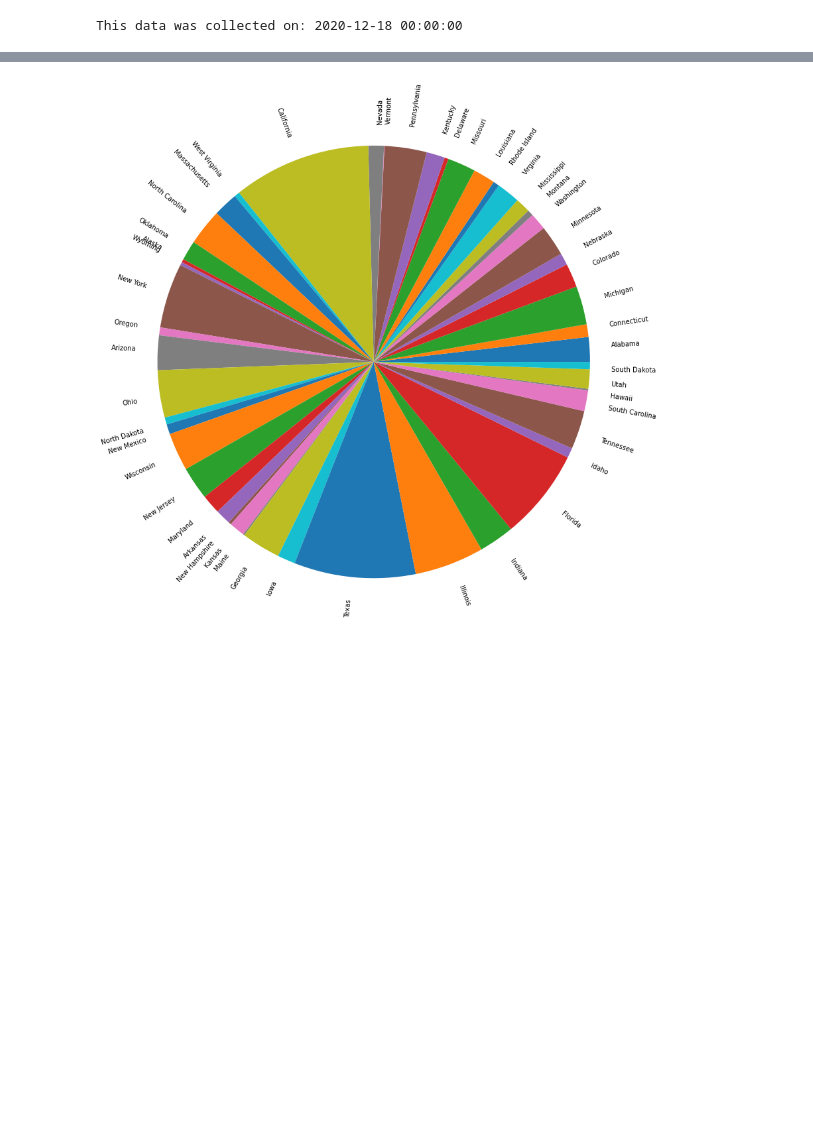
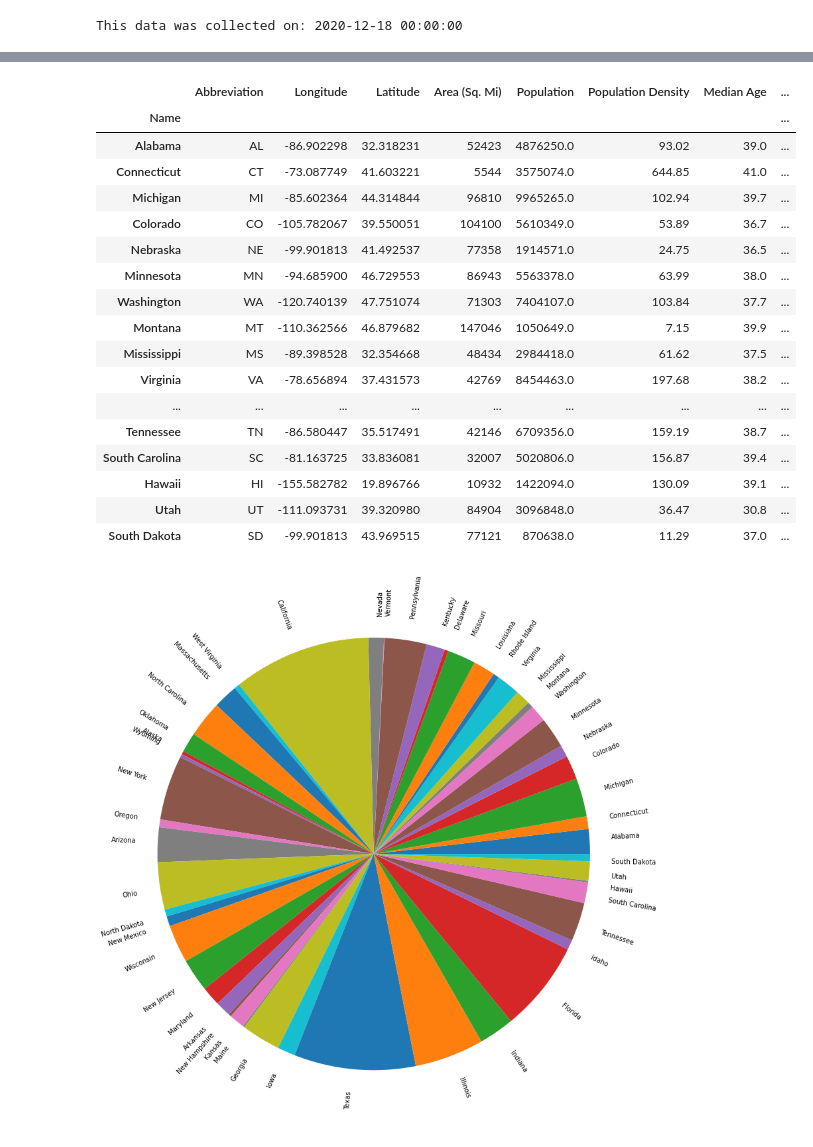
Before and after one commit to lcarbo/US_COVID_Project, a Jupyter notebook: Testing_Script.ipynb, the cells around one changed output, grey strips where cells are left out. Drawn from its saved outputs; the diff is of its cells as text; code cells hidden in the pictures; blank space fills up the shorter version.

```diff
--- a/Testing_Script.ipynb
+++ b/Testing_Script.ipynb
@@ -177,7 +177,7 @@ census_pd = census_pd.rename(columns={"B01003_001E": "Population",
 merge_df = pd.merge(recent_df, census_pd, left_on='state', right_on='Name', how='inner')
 date = merge_df["date"][0]
 
-final_df = merge_df.drop(columns=['state','dataQualityGrade','date',"State"])
+final_df = merge_df.drop(columns=['state','dataQualityGrade','date',"State", "Median Income"])
 # %%
 final_df
 # %% [output]
@@ -227,7 +227,7 @@ final_df.columns = map(str.title,final_df.columns)
 
 final_df = final_df.rename(columns={"Totaltestresults":"Total Test Results"})
 
-final_df["Population Density"] = final_df["Population"] / final_df["Area (Sq. Mi)"]
+final_df["Population Density"] = round((final_df["Population"] / final_df["Area (Sq. Mi)"]),2)
 
 final_df
 
@@ -254,6 +254,37 @@ final_df_outlier
 | Hawaii | HI | 10932 | 281.0 | 1655.0 | 20257.0 | 295153.0 | 11958.0 | 758327.0 | ... |
 | Utah | UT | 84904 | 1140.0 | 9883.0 | 246562.0 | 1246575.0 | 188846.0 | 2091694.0 | ... |
 | South Dakota | SD | 77121 | 1329.0 | 5348.0 | 93772.0 | 264794.0 | 83670.0 | 358566.0 | ... |
+# %%
+#Rearranging and organizing the table
+final_df = final_df[["Abbreviation","Longitude", "Latitude", "Area (Sq. Mi)", "Population", "Population Density", "Median Age", "Median Household Income","Positive", "Negative", "Recovered", "Death", "Total Test Results"]]
+
+#Formatting median household income
+final_df["Median Household Income"] = final_df["Median Household Income"].map("${:,.2f}".format)
+
+# #Renaming the columns
+# final_df = final_df.rename(columns={ "Population Density" : "Pop. Density (people/sq mile)", "Positive" : "# COVID Poistive", "Negative" : "# COVID Negative",  "Recovered" : "# Recovered", "Hospitalized" : "# Hospitalized", "Deaths" : "# COVID Deaths"})
+
+#Display
+final_df
+# %% [output]
+|  | Abbreviation | Longitude | Latitude | Area (Sq. Mi) | Population | Population Density | Median Age | ... |
+| Name |  |  |  |  |  |  |  | ... |
+| Alabama | AL | -86.902298 | 32.318231 | 52423 | 4876250.0 | 93.02 | 39.0 | ... |
+| Connecticut | CT | -73.087749 | 41.603221 | 5544 | 3575074.0 | 644.85 | 41.0 | ... |
+| Michigan | MI | -85.602364 | 44.314844 | 96810 | 9965265.0 | 102.94 | 39.7 | ... |
+| Colorado | CO | -105.782067 | 39.550051 | 104100 | 5610349.0 | 53.89 | 36.7 | ... |
+| Nebraska | NE | -99.901813 | 41.492537 | 77358 | 1914571.0 | 24.75 | 36.5 | ... |
+| Minnesota | MN | -94.685900 | 46.729553 | 86943 | 5563378.0 | 63.99 | 38.0 | ... |
+| Washington | WA | -120.740139 | 47.751074 | 71303 | 7404107.0 | 103.84 | 37.7 | ... |
+| Montana | MT | -110.362566 | 46.879682 | 147046 | 1050649.0 | 7.15 | 39.9 | ... |
+| Mississippi | MS | -89.398528 | 32.354668 | 48434 | 2984418.0 | 61.62 | 37.5 | ... |
+| Virginia | VA | -78.656894 | 37.431573 | 42769 | 8454463.0 | 197.68 | 38.2 | ... |
+| ... | ... | ... | ... | ... | ... | ... | ... | ... |
+| Tennessee | TN | -86.580447 | 35.517491 | 42146 | 6709356.0 | 159.19 | 38.7 | ... |
+| South Carolina | SC | -81.163725 | 33.836081 | 32007 | 5020806.0 | 156.87 | 39.4 | ... |
+| Hawaii | HI | -155.582782 | 19.896766 | 10932 | 1422094.0 | 130.09 | 39.1 | ... |
+| Utah | UT | -111.093731 | 39.320980 | 84904 | 3096848.0 | 36.47 | 30.8 | ... |
+| South Dakota | SD | -99.901813 | 43.969515 | 77121 | 870638.0 | 11.29 | 37.0 | ... |
 # %%
 # Create a pie chart showing total number of positive cases by state
 final_df_outlier["Positive"].plot(kind="pie", figsize=(15,15), rotatelabels=True)
```
Also changed, not shown: 2 other files.
